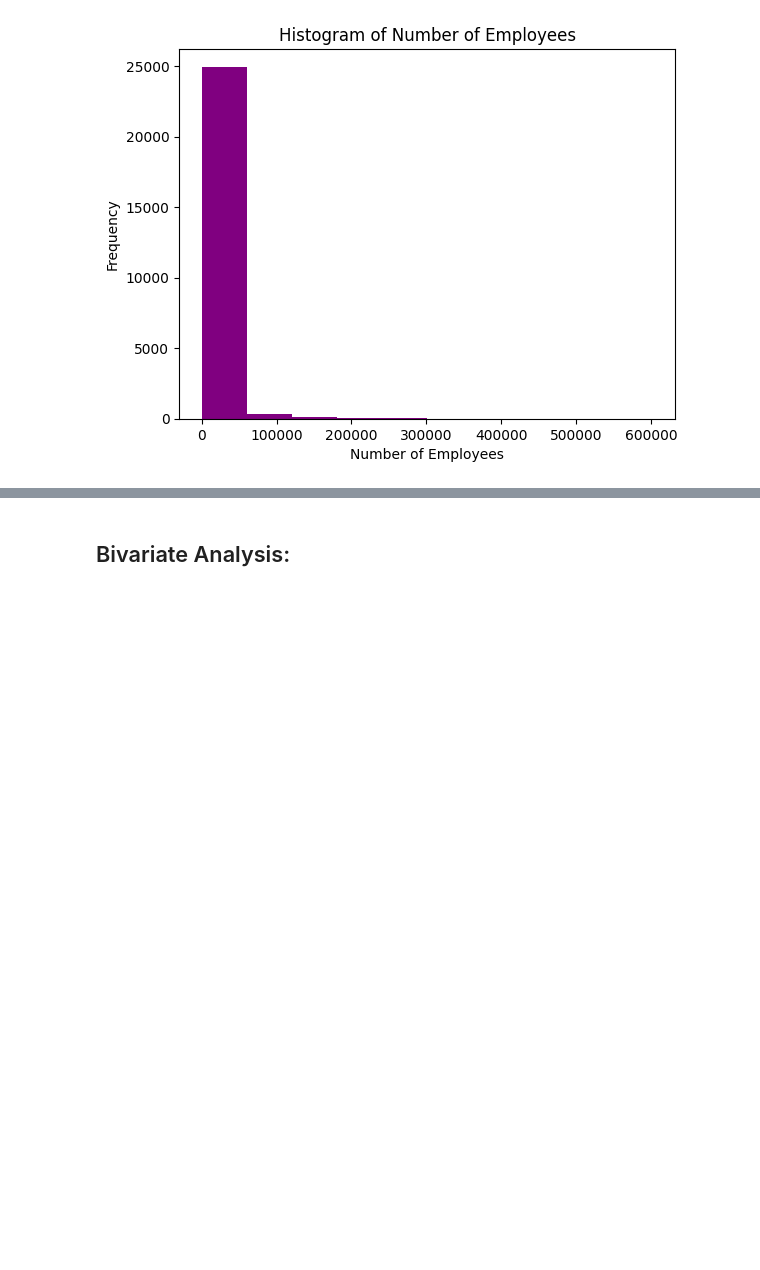
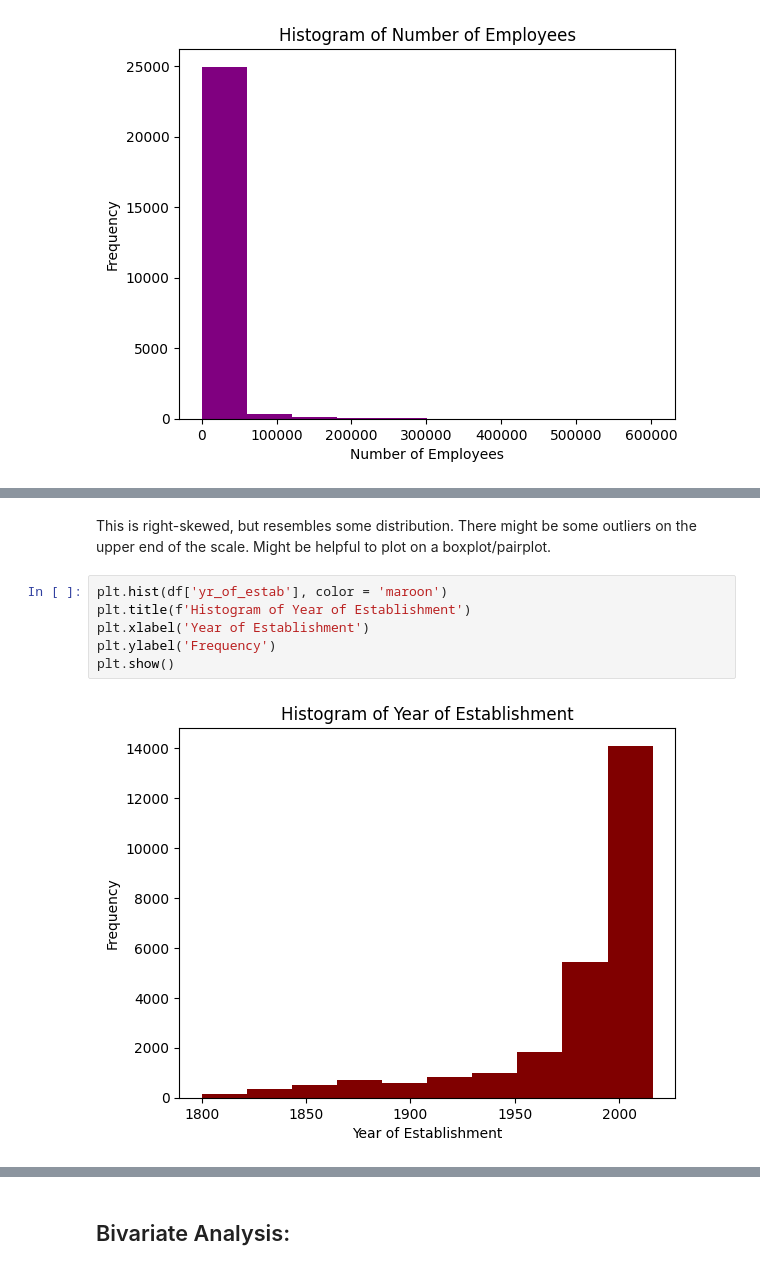
Before and after one commit to 1sallyb/FinalProject, a Jupyter notebook: Notebook/EDA.ipynb, the cells around one changed output, grey strips where cells are left out. Cells and saved outputs as stored; diff of their text form; blank space fills up the shorter version.

```diff
--- a/Notebook/EDA.ipynb
+++ b/Notebook/EDA.ipynb
@@ -88,0 +123,10 @@ plt.show()
+# %% [markdown]
+This is right-skewed, but resembles some distribution. There might be some outliers on the upper end of the scale. Might be helpful to plot on a boxplot/pairplot.
+# %%
+plt.hist(df['yr_of_estab'], color = 'maroon')
+plt.title(f'Histogram of Year of Establishment')
+plt.xlabel('Year of Establishment')
+plt.ylabel('Frequency')
+plt.show()
+# %% [output]
+[figure, added]
```
Also changed, not shown: parts of 9 cells of this notebook.
